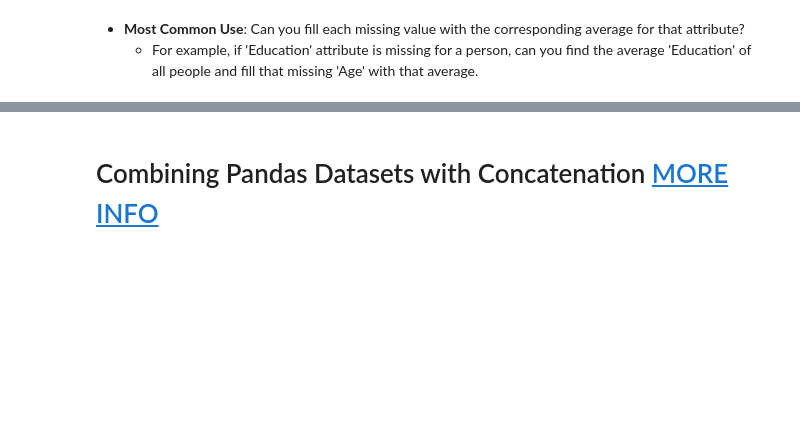
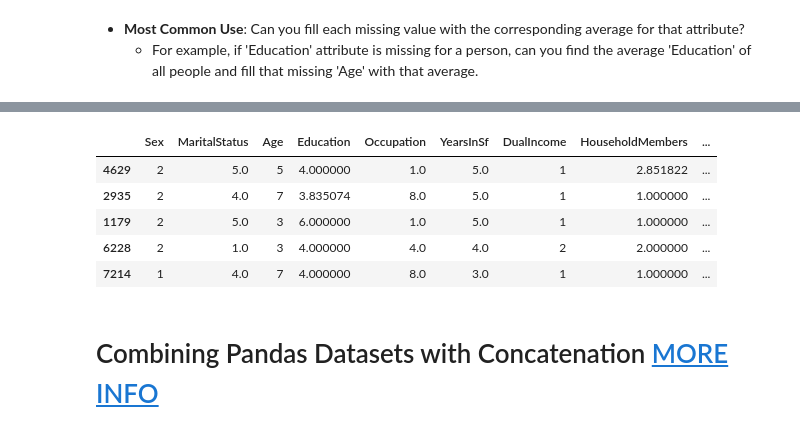
Before and after one commit to ssomanch/ITAO30210_Fall_2021, a Jupyter notebook: Lecture_12_Pandas_Combining_MultiIndex_Sep_30.ipynb, the cells around one changed output, grey strips where cells are left out. Cells and saved outputs as stored; diff of their text form; code cells hidden in the pictures; blank space fills up the shorter version.

```diff
--- a/Lecture_12_Pandas_Combining_MultiIndex_Sep_30.ipynb
+++ b/Lecture_12_Pandas_Combining_MultiIndex_Sep_30.ipynb
@@ -22,0 +92,3 @@ mark_data.sample(5)
+# %%
+avg_per_col = mark_data.mean()
+avg_per_col
@@ -23,3 +111,14 @@ mark_data.sample(5)
+# %%
+mark_data_fill_avg = mark_data.fillna(avg_per_col)
+# %%
+mark_data_fill_avg.sample(5)
+# %% [output]
+|  | Sex | MaritalStatus | Age | Education | Occupation | YearsInSf | DualIncome | HouseholdMembers | ... |
+| 4629 | 2 | 5.0 | 5 | 4.000000 | 1.0 | 5.0 | 1 | 2.851822 | ... |
+| 2935 | 2 | 4.0 | 7 | 3.835074 | 8.0 | 5.0 | 1 | 1.000000 | ... |
+| 1179 | 2 | 5.0 | 3 | 6.000000 | 1.0 | 5.0 | 1 | 1.000000 | ... |
+| 6228 | 2 | 1.0 | 3 | 4.000000 | 4.0 | 4.0 | 2 | 2.000000 | ... |
+| 7214 | 1 | 4.0 | 7 | 4.000000 | 8.0 | 3.0 | 1 | 1.000000 | ... |
 # %% [markdown]
 # Combining Pandas Datasets with Concatenation [MORE INFO](https://pandas.pydata.org/pandas-docs/stable/merging.html)
 # %% [markdown]
```
Also changed, not shown: parts of 60 cells of this notebook.
